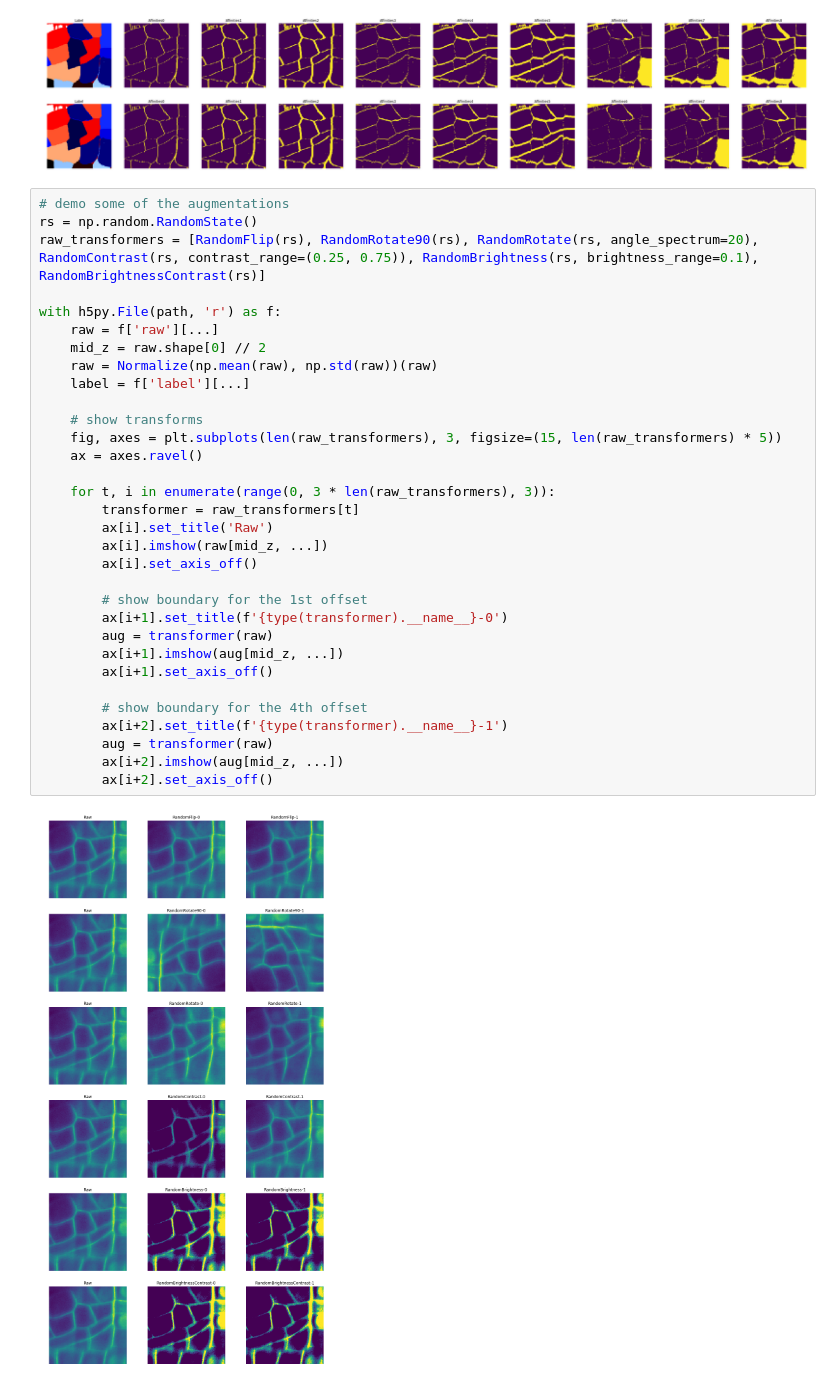
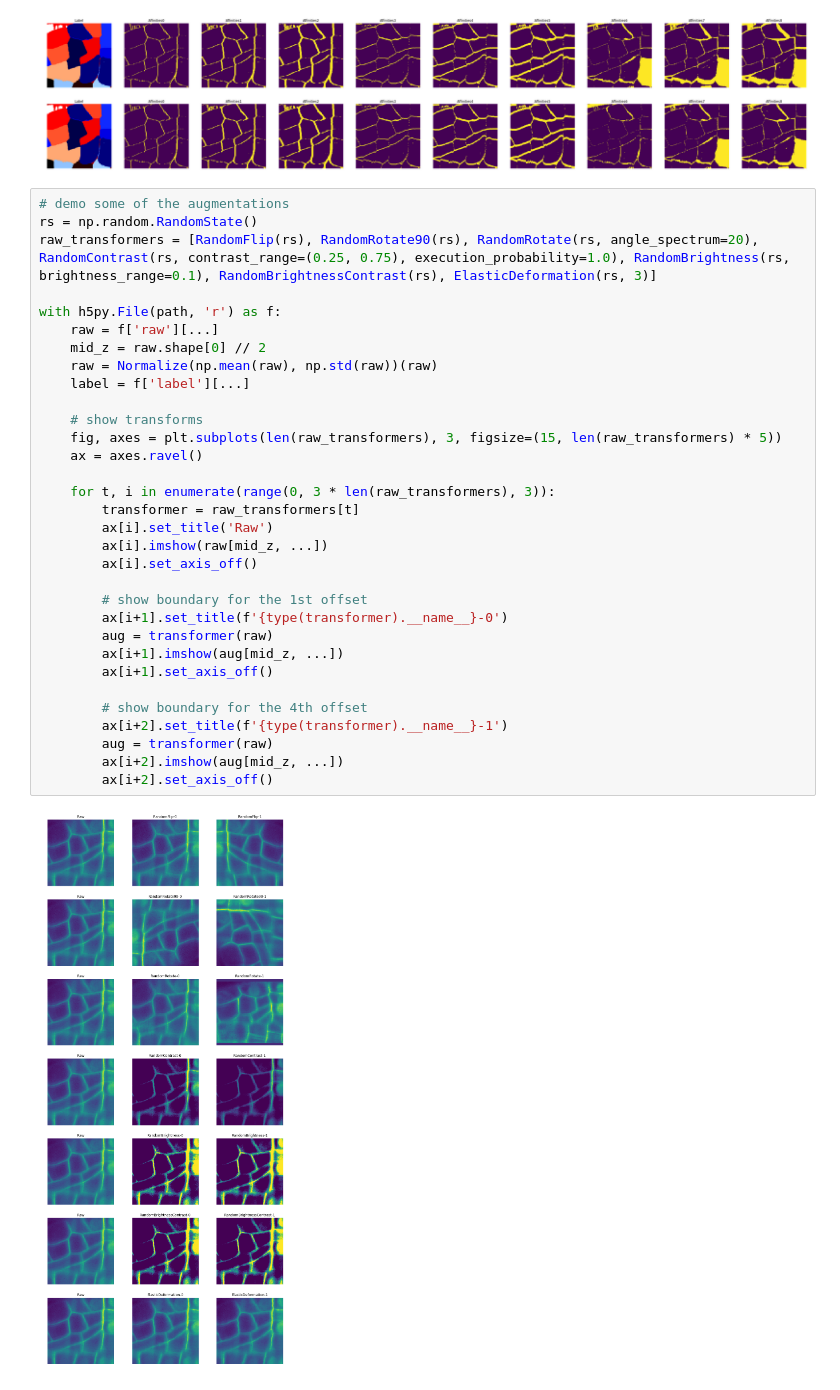
Before and after one commit to wolny/pytorch-3dunet, a Jupyter notebook: augment/transformer-test.ipynb, the cells around one changed output. Saved outputs shown, nothing was run; the diff lists cells and outputs as text.

Commit message:
Add elastic deformations

```diff
--- a/augment/transformer-test.ipynb
+++ b/augment/transformer-test.ipynb
@@ -41,34 +41,34 @@ with h5py.File(path, 'r') as f:
 # %%
 # demo some of the augmentations
 rs = np.random.RandomState()
-raw_transformers = [RandomFlip(rs), RandomRotate90(rs), RandomRotate(rs, angle_spectrum=20), RandomContrast(rs, contrast_range=(0.25, 0.75)), RandomBrightness(rs, brightness_range=0.1), RandomBrightnessContrast(rs)]
+raw_transformers = [RandomFlip(rs), RandomRotate90(rs), RandomRotate(rs, angle_spectrum=20), RandomContrast(rs, contrast_range=(0.25, 0.75), execution_probability=1.0), RandomBrightness(rs, brightness_range=0.1), RandomBrightnessContrast(rs), ElasticDeformation(rs, 3)]
 
 with h5py.File(path, 'r') as f:
     raw = f['raw'][...]
     mid_z = raw.shape[0] // 2
     raw = Normalize(np.mean(raw), np.std(raw))(raw)
     label = f['label'][...]
 
     # show transforms
     fig, axes = plt.subplots(len(raw_transformers), 3, figsize=(15, len(raw_transformers) * 5))
     ax = axes.ravel()
 
     for t, i in enumerate(range(0, 3 * len(raw_transformers), 3)):
         transformer = raw_transformers[t]
         ax[i].set_title('Raw')
         ax[i].imshow(raw[mid_z, ...])
         ax[i].set_axis_off()
 
         # show boundary for the 1st offset
         ax[i+1].set_title(f'{type(transformer).__name__}-0')
         aug = transformer(raw)
         ax[i+1].imshow(aug[mid_z, ...])
         ax[i+1].set_axis_off()
 
         # show boundary for the 4th offset
         ax[i+2].set_title(f'{type(transformer).__name__}-1')
         aug = transformer(raw)
         ax[i+2].imshow(aug[mid_z, ...])
         ax[i+2].set_axis_off()
 # %% [output]
-[figure, old version]
+[figure, new version]
```
Also changed, not shown: parts of 1 cell of this notebook, 1 other file.
